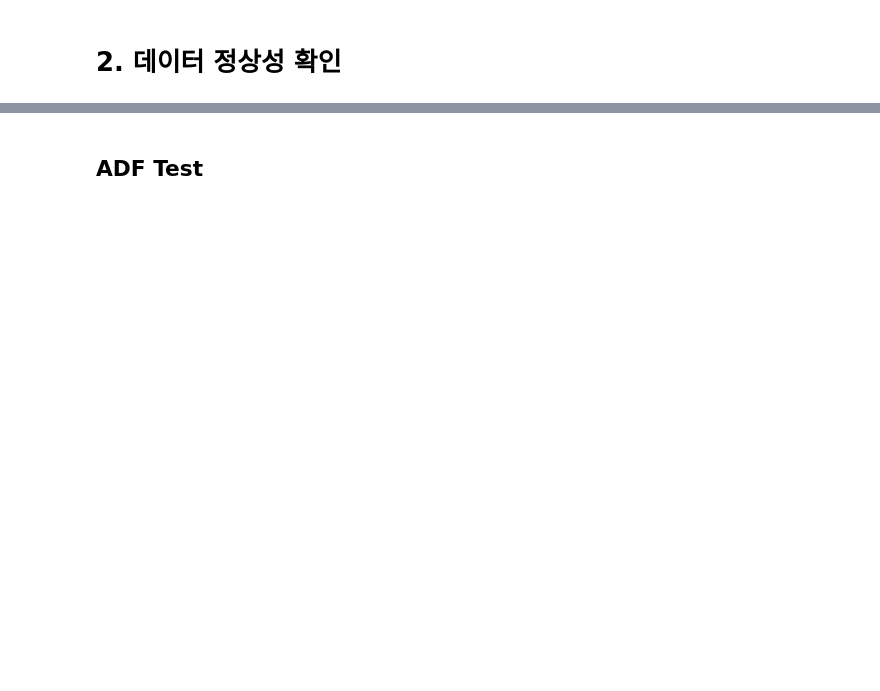
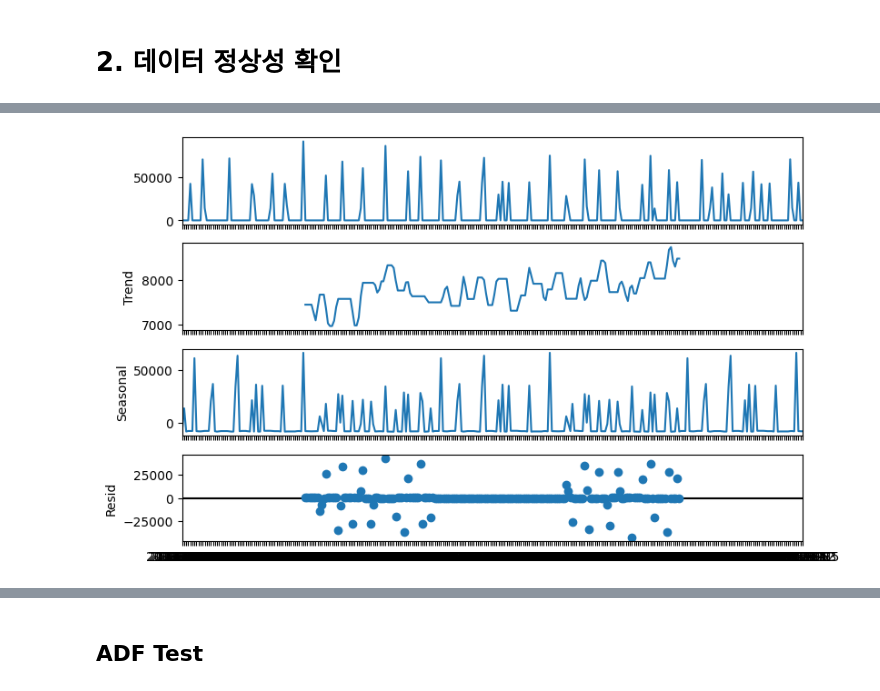
Before and after one commit to chunsejin/ai-smart, a Jupyter notebook: timeseries_forecasting.ipynb, the cells around one changed output, grey strips where cells are left out. Cells and saved outputs as stored; diff of their text form; code cells hidden in the pictures; blank space fills up the shorter version.

```diff
--- a/timeseries_forecasting.ipynb
+++ b/timeseries_forecasting.ipynb
@@ -13,12 +24,12 @@
 import pandas as pd
 import matplotlib.pyplot as plt
 import numpy as np
-plt.rcParams['font.family'] = 'NanumBarunGothic' # 나눔바른고딕 적용하기
+plt.rc('font', family='NanumBarunGothic')
 # %% [markdown]
 # 데이터셋 Load
 # %%
 #데이터 호출
-df = pd.read_csv('data\product_inventory_A.csv', index_col=0)
+df = pd.read_csv('product_inventory_A.csv', index_col=0)
 df
 # %% [output]
 |  | 제품 | 생산량 | 출고량 | 현재고량 |
@@ -107,7 +158,7 @@ plt.plot(df3)
 # %%
 #생산량 시계열 분해
 from statsmodels.tsa.seasonal import seasonal_decompose
-dec = seasonal_decompose(df1, model='additive', period=240)
+dec = seasonal_decompose(df1, model='additive', period=120)
 fig = dec.plot()
 fig.set_size_inches(9, 5)
 # %% [output]
@@ -115,3 +182,4 @@ AttributeError: module 'numpy.linalg._umath_linalg' has no attribute '_ilp64'
+[figure, added]
 # %%
 #출고량 시계열 분해
 from statsmodels.tsa.seasonal import seasonal_decompose
```
Also changed, not shown: parts of 50 cells of this notebook.
